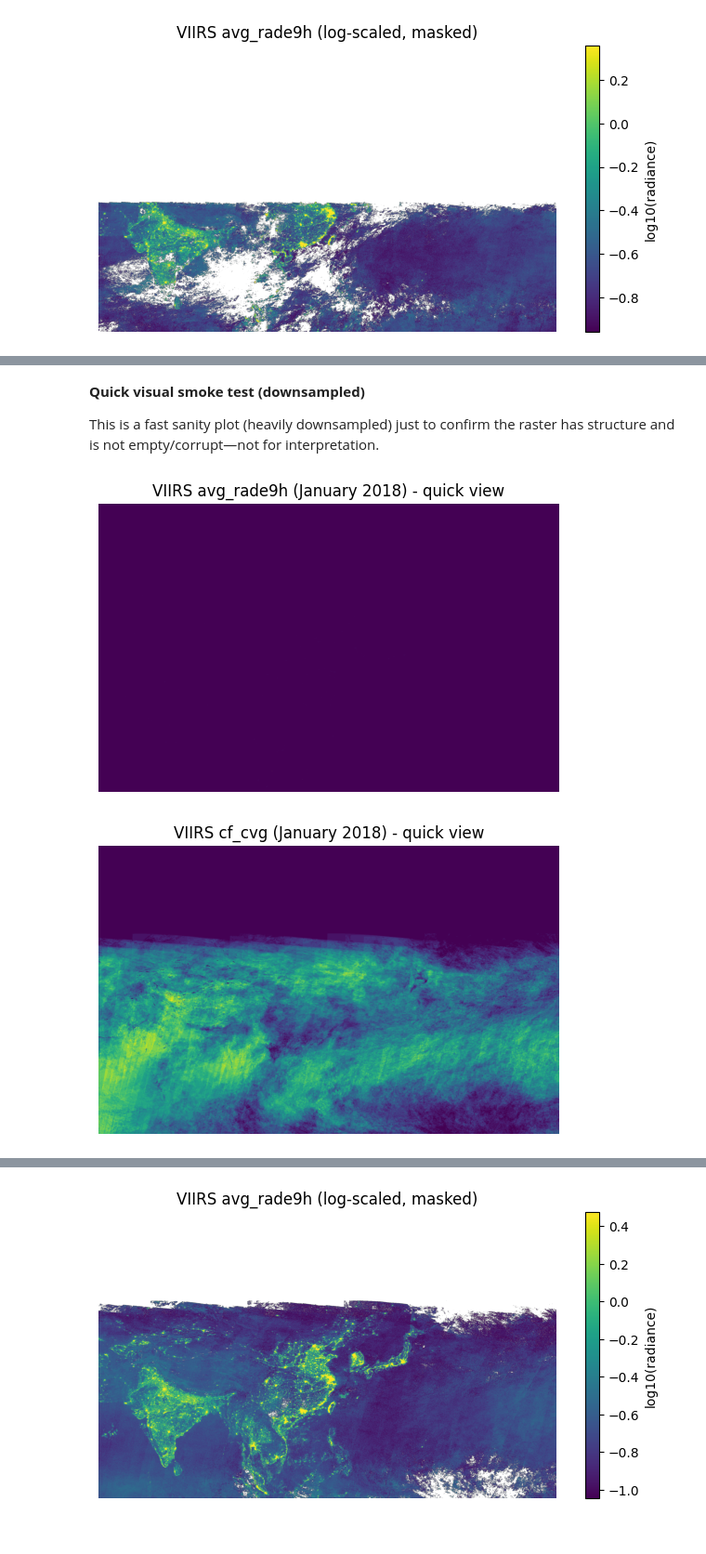
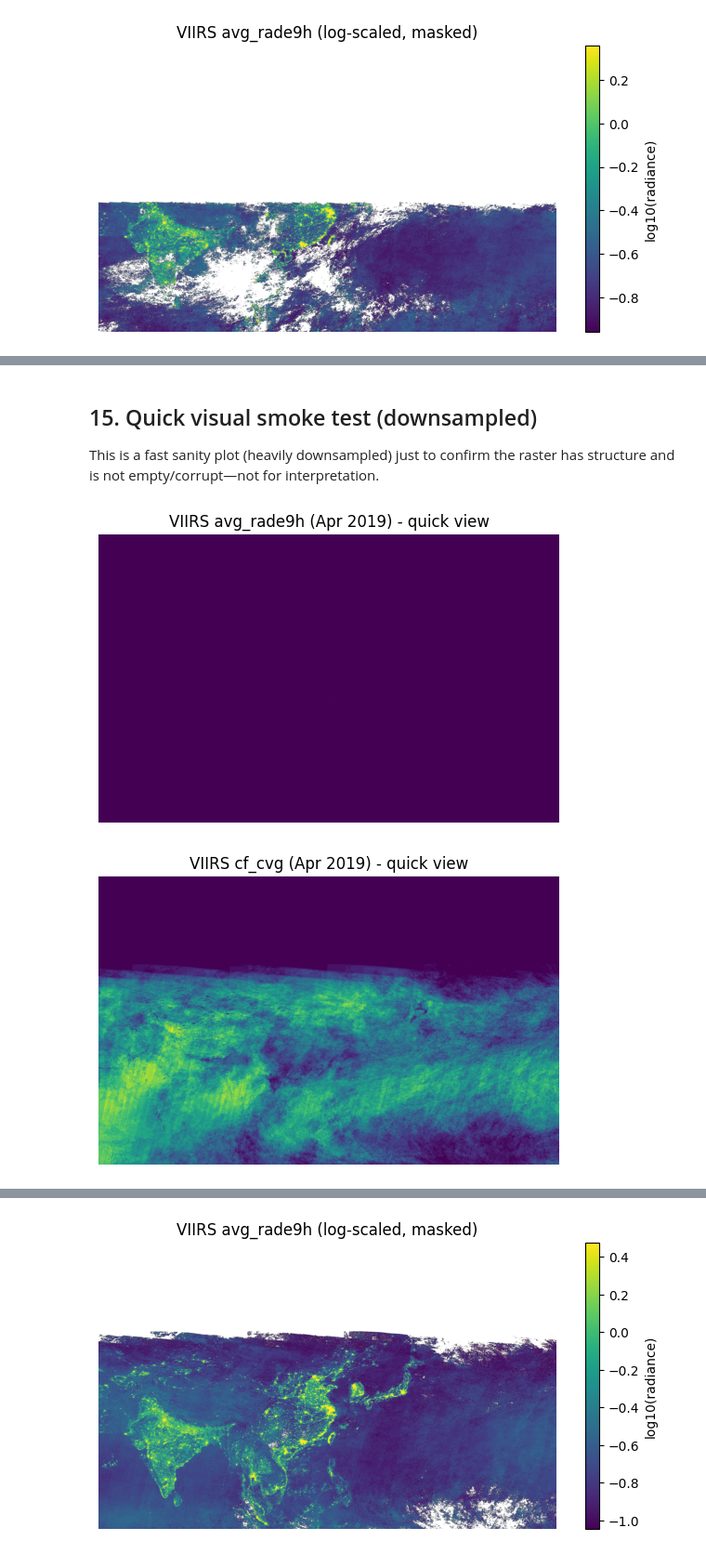
Before and after one commit to suvoganguli/ceam, a Jupyter notebook: prelim_analysis/05_nighttimelight.ipynb, the cells around one changed output, grey strips where cells are left out. Shown at 93% size. Cells and saved outputs as stored; diff of their text form; code cells hidden in the pictures.

```diff
--- a/prelim_analysis/05_nighttimelight.ipynb
+++ b/prelim_analysis/05_nighttimelight.ipynb
@@ -29,6 +30,6 @@ We start with June 2018 as a working month to validate the pipeline end-to-end (
 - avg_rade9h = average radiance (the “night lights” intensity)
 - cf_cvg = coverage / observation count-type layer used as a reliability mask
 # %%
-rad_path = "../data/ntl/raw/201806/SVDNB_npp_20180601-20180630_75N060E_vcmcfg_v10_c201904251200.avg_rade9h.tif"
-cvg_path = "../data/ntl/raw/201806/SVDNB_npp_20180601-20180630_75N060E_vcmcfg_v10_c201904251200.cf_cvg.tif"
+rad_path = PATHS["ntl_201806_rad"]
+cvg_path = PATHS["ntl_201806_cvg"]
 # %% [markdown]
@@ -623,4 +624,4 @@ Saved/updated: data/ntl/ceam_bbox_features.csv
 # %%
-rad_path = "../data/ntl/raw/201904/SVDNB_npp_20190401-20190430_75N060E_vcmcfg_v10_c201905191000.avg_rade9h.tif"
-cvg_path = "../data/ntl/raw/201904/SVDNB_npp_20190401-20190430_75N060E_vcmcfg_v10_c201905191000.cf_cvg.tif"
+rad_path = PATHS["ntl_201904_rad"]
+cvg_path = PATHS["ntl_201904_cvg"]
 # %% [markdown]
@@ -653,27 +654,27 @@ Shape: (18000, 28800)
 NoData: None
 Target point -> row,col=(12720,6936), value=11
 # %% [markdown]
-**Quick visual smoke test (downsampled)**
+## 15. Quick visual smoke test (downsampled)
 
 This is a fast sanity plot (heavily downsampled) just to confirm the raster has structure and is not empty/corrupt—not for interpretation.
 # %%
 import matplotlib.pyplot as plt
 
 def show_quick(path, title):
     with rasterio.open(path) as src:
         arr = src.read(1)
         # simple downsample to avoid huge plots
         arr_small = arr[::10, ::10]
 
     plt.figure()
     plt.imshow(arr_small)
     plt.title(title)
     plt.axis("off")
     plt.show()
 
-show_quick(rad_path, "VIIRS avg_rade9h (January 2018) - quick view")
-show_quick(cvg_path, "VIIRS cf_cvg (January 2018) - quick view")
+show_quick(rad_path, "VIIRS avg_rade9h (Apr 2019) - quick view")
+show_quick(cvg_path, "VIIRS cf_cvg (Apr 2019) - quick view")
 # %% [output]
-[figure, old version]
+[figure, new version]
-[figure, old version]
+[figure, new version]
 # %% [markdown]
```
Also changed, not shown: parts of 38 cells of this notebook, 3 other files.
